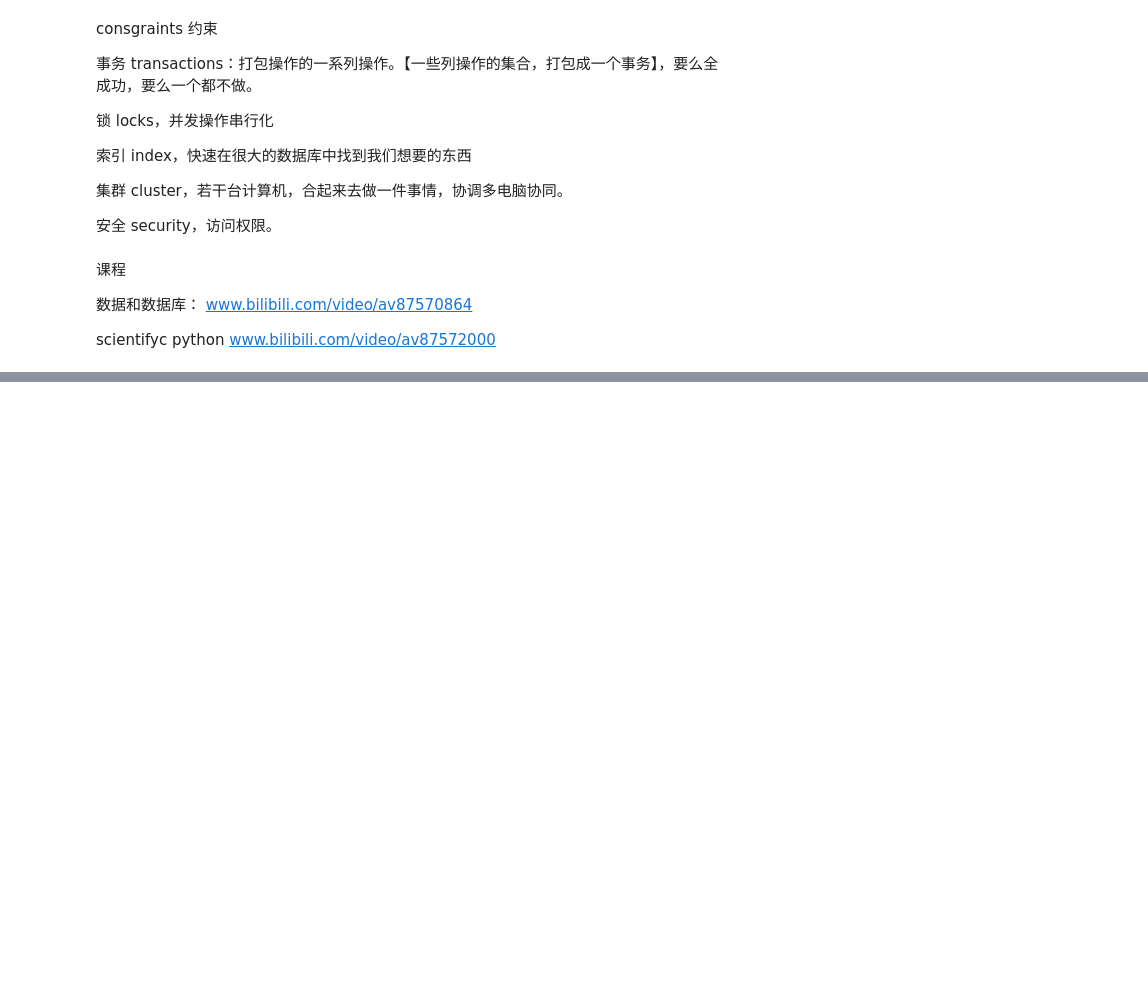
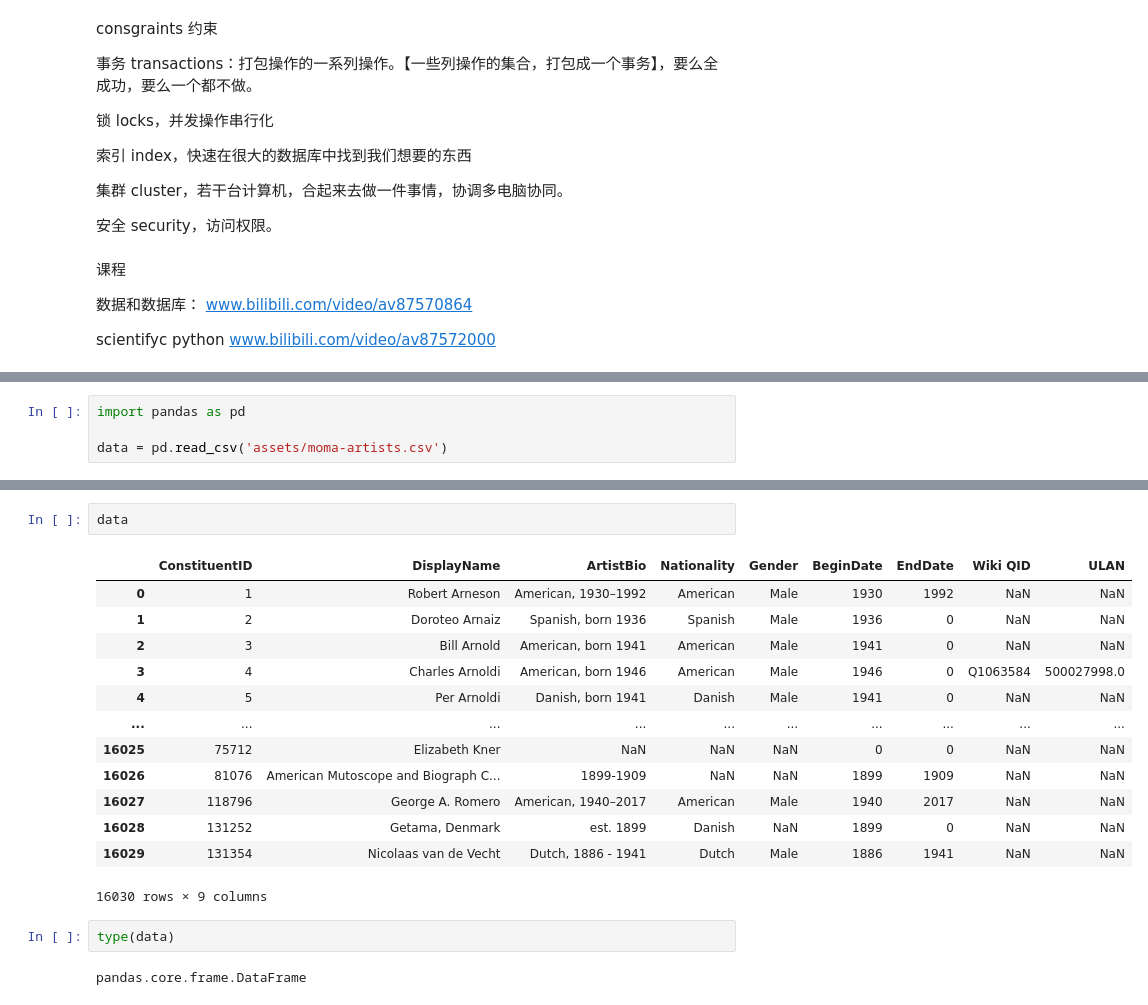
Before and after one commit to xu-kai-xu/pilot-student, a Jupyter notebook: p2-c-database.ipynb, the cells around one changed output, grey strips where cells are left out. Drawn from its saved outputs; the diff is of its cells as text; blank space fills up the shorter version.

```diff
--- a/p2-c-database.ipynb
+++ b/p2-c-database.ipynb
@@ -1223,0 +1554,4 @@ www.bilibili.com/video/av87572000
+# %%
+import pandas as pd
+
+data = pd.read_csv('assets/moma-artists.csv')
@@ -1223,0 +1567,20 @@ www.bilibili.com/video/av87572000
+# %%
+data
+# %% [output]
+|  | ConstituentID | DisplayName | ArtistBio | Nationality | Gender | BeginDate | EndDate | Wiki QID | ULAN |
+| 0 | 1 | Robert Arneson | American, 1930–1992 | American | Male | 1930 | 1992 | NaN | NaN |
+| 1 | 2 | Doroteo Arnaiz | Spanish, born 1936 | Spanish | Male | 1936 | 0 | NaN | NaN |
+| 2 | 3 | Bill Arnold | American, born 1941 | American | Male | 1941 | 0 | NaN | NaN |
+| 3 | 4 | Charles Arnoldi | American, born 1946 | American | Male | 1946 | 0 | Q1063584 | 500027998.0 |
+| 4 | 5 | Per Arnoldi | Danish, born 1941 | Danish | Male | 1941 | 0 | NaN | NaN |
+| ... | ... | ... | ... | ... | ... | ... | ... | ... | ... |
+| 16025 | 75712 | Elizabeth Kner | NaN | NaN | NaN | 0 | 0 | NaN | NaN |
+| 16026 | 81076 | American Mutoscope and Biograph C... | 1899-1909 | NaN | NaN | 1899 | 1909 | NaN | NaN |
+| 16027 | 118796 | George A. Romero | American, 1940–2017 | American | Male | 1940 | 2017 | NaN | NaN |
+| 16028 | 131252 | Getama, Denmark | est. 1899 | Danish | NaN | 1899 | 0 | NaN | NaN |
+| 16029 | 131354 | Nicolaas van de Vecht | Dutch, 1886 - 1941 | Dutch | Male | 1886 | 1941 | NaN | NaN |
+16030 rows × 9 columns
+# %%
+type(data)
+# %% [output]
+pandas.core.frame.DataFrame
```
Also changed, not shown: parts of 131 cells of this notebook, 2 other files.
